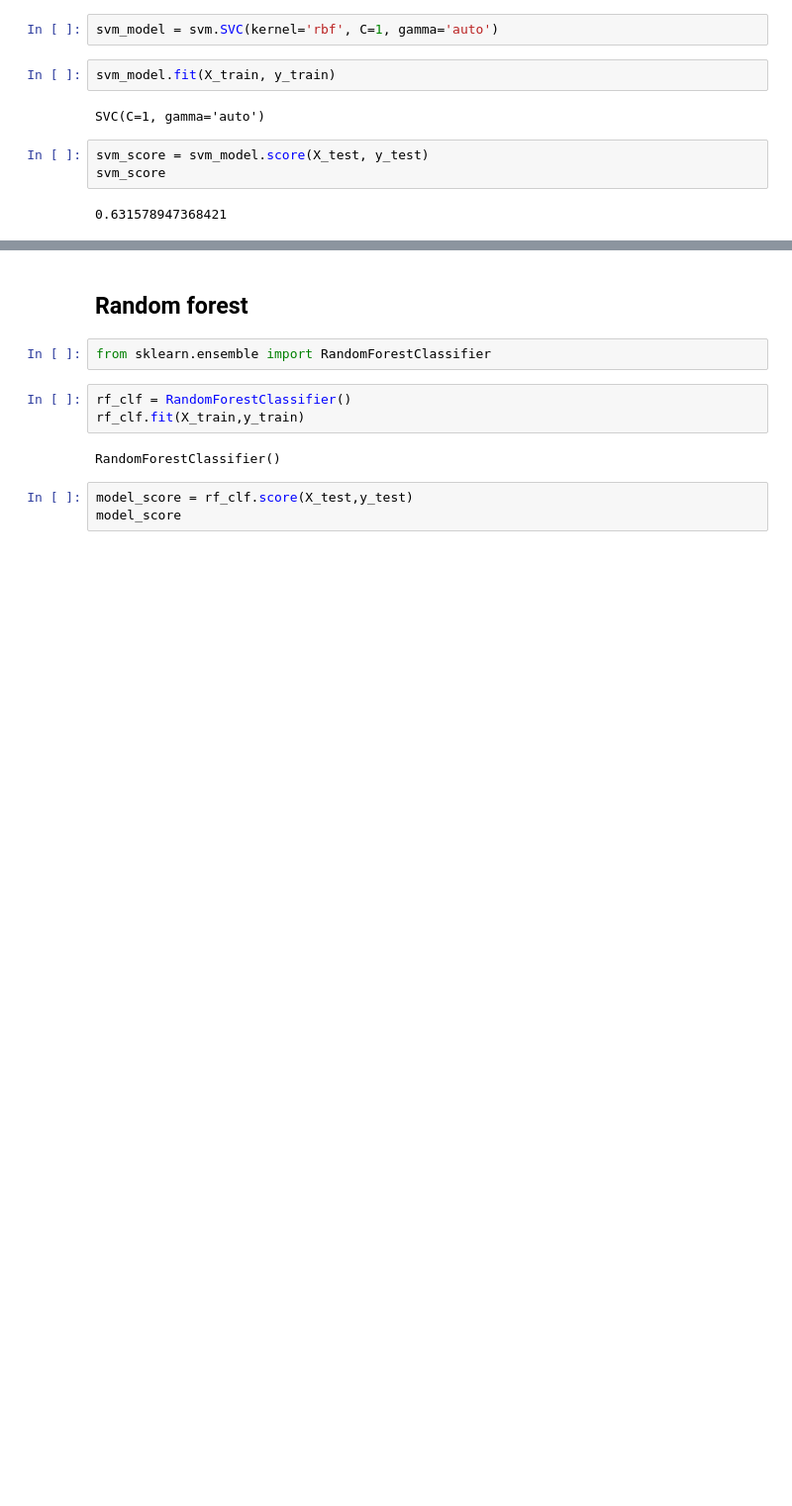
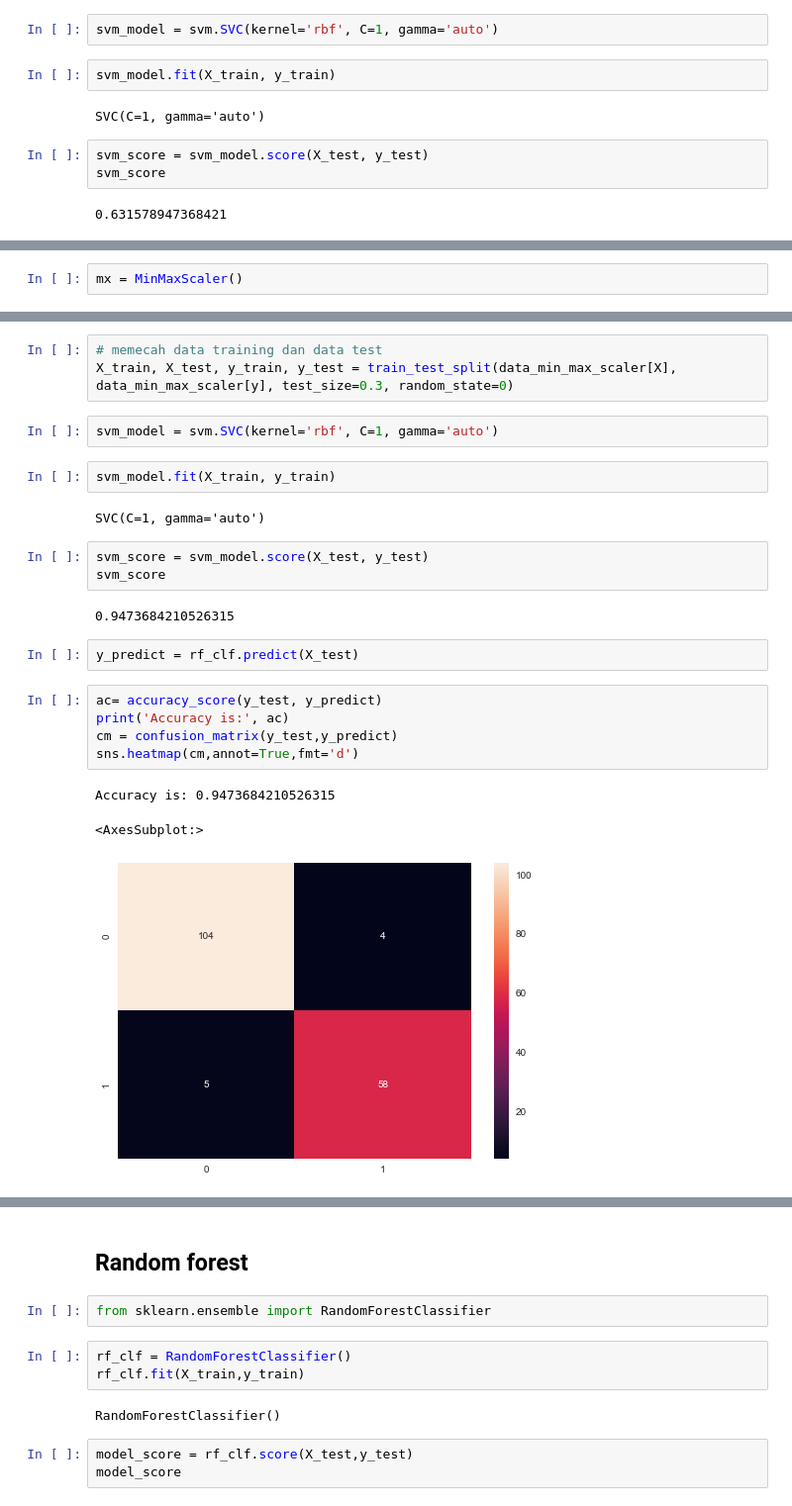
Before and after one commit to ferdinosaurus/basic-machine-learning-AI-INDONESIA, a Jupyter notebook: Final Project/FinalProject.ipynb, the cells around one changed output, grey strips where cells are left out. Shown at 99% size. Cells and saved outputs as stored; diff of their text form; blank space fills up the shorter version.

```diff
--- a/Final Project/FinalProject.ipynb
+++ b/Final Project/FinalProject.ipynb
@@ -142,0 +185,2 @@ svm_score
+# %%
+mx = MinMaxScaler()
@@ -142,0 +207,25 @@ svm_score
+# %%
+# memecah data training dan data test
+X_train, X_test, y_train, y_test = train_test_split(data_min_max_scaler[X], data_min_max_scaler[y], test_size=0.3, random_state=0)
+# %%
+svm_model = svm.SVC(kernel='rbf', C=1, gamma='auto')
+# %%
+svm_model.fit(X_train, y_train)
+# %% [output]
+SVC(C=1, gamma='auto')
+# %%
+svm_score = svm_model.score(X_test, y_test)
+svm_score
+# %% [output]
+0.9473684210526315
+# %%
+y_predict = rf_clf.predict(X_test)
+# %%
+ac= accuracy_score(y_test, y_predict)
+print('Accuracy is:', ac)
+cm = confusion_matrix(y_test,y_predict)
+sns.heatmap(cm,annot=True,fmt='d')
+# %% [output]
+Accuracy is: 0.9473684210526315
+<AxesSubplot:>
+[figure, added]
```
Also changed, not shown: parts of 17 cells of this notebook.
